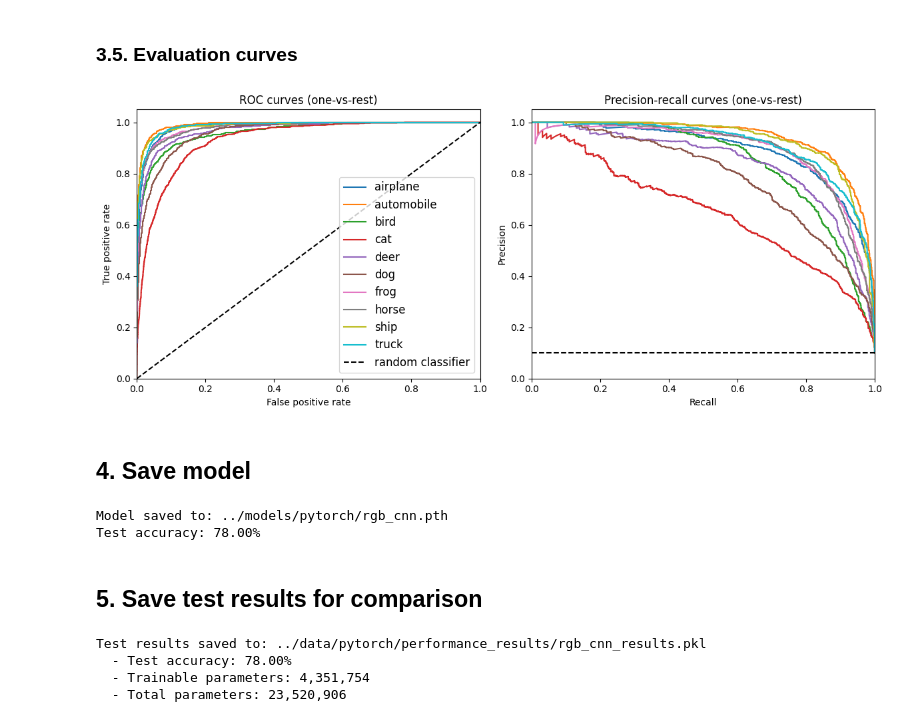
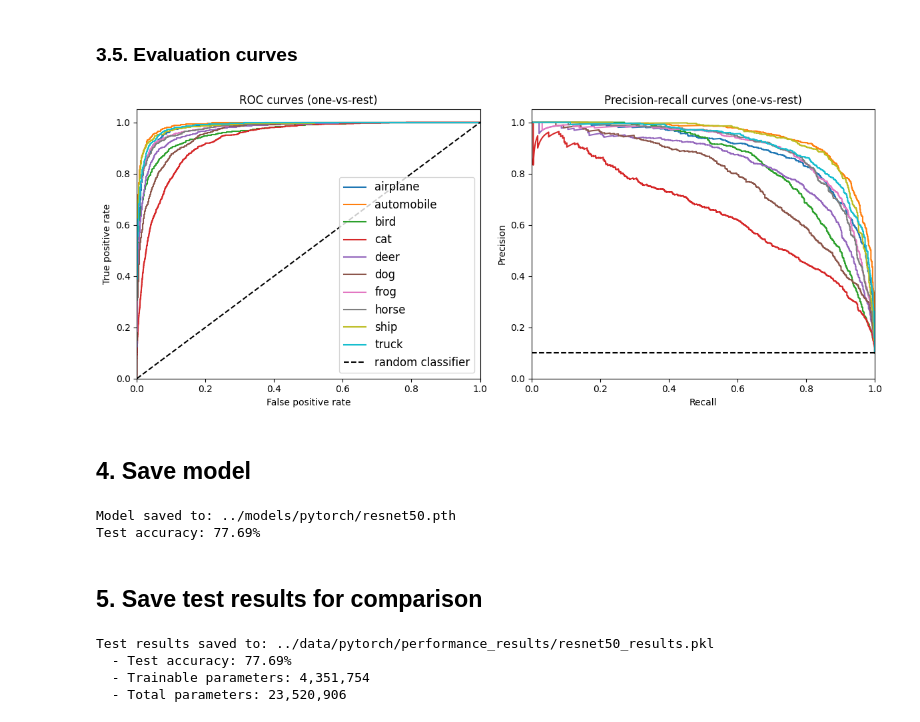
Before and after one commit to gperdrizet/CIFAR10, a Jupyter notebook: notebooks/06-resnet50.ipynb, the cells around one changed output. Saved outputs shown, nothing was run; the diff lists cells and outputs as text; code cells hidden in the pictures.

Commit message:
Finished refactor of globals to configuration file and package imports cleanup, other minor edits

```diff
--- a/notebooks/06-resnet50.ipynb
+++ b/notebooks/06-resnet50.ipynb
@@ -114,7 +77,7 @@ test_dataset = load_dataset(
 # %% [markdown]
 ### 1.4. Make training, validation split
 # %%
-train_dataset, val_dataset, test_dataset = prepare_splits(
+train_dataset, val_dataset, test_dataset = data_utils.prepare_splits(
     train_dataset=train_dataset,
     test_dataset=test_dataset,
     val_size=validation_size
@@ -122,11 +85,11 @@ train_dataset, val_dataset, test_dataset = prepare_splits(
 # %% [markdown]
 ### 1.5. Create dataloaders
 # %%
-train_loader, val_loader, test_loader = create_dataloaders(
+train_loader, val_loader, test_loader = data_utils.create_dataloaders(
     train_dataset, val_dataset, test_dataset,
     batch_size=batch_size,
     preload_to_memory=True,
-    device=device
+    device=config.DEVICE
 )
 
 print(f'Training batches: {len(train_loader)}')
@@ -189,10 +151,10 @@ Original final layer output: 1000 classes
 # Dropout helps prevent overfitting during fine-tuning
 model.fc = nn.Sequential(
     nn.Dropout(0.5),
-    nn.Linear(num_inputs, num_classes)
+    nn.Linear(num_inputs, len(config.CLASS_NAMES))
 )
 
-new_num_outputs = num_classes
+new_num_outputs = len(config.CLASS_NAMES)
 print(f'New final layer: Dropout(0.5) -> Linear({num_inputs}, {new_num_outputs})')
 # %% [output]
 New final layer: Dropout(0.5) -> Linear(2048, 10)
@@ -272,4 +234,5 @@ plt.show()
 
 ### 3.1. Calculate test accuracy
 # %%
-test_accuracy, predictions, true_labels = evaluate_model(model, test_loader)
+test_accuracy, predictions, true_labels = eval_utils.evaluate_model(model, test_loader)
+print(f'Test accuracy: {test_accuracy:.2f}%')
@@ -337,14 +302,16 @@ plt.show()
 # %% [markdown]
 ### 3.5. Evaluation curves
 # %%
-fig, (ax1, ax2) = plot_evaluation_curves(true_labels, all_probs, class_names)
+fig, (ax1, ax2) = plots.plot_evaluation_curves(true_labels, all_probs, config.CLASS_NAMES)
 plt.show()
 # %% [output]
-[figure, old version]
+[figure, new version]
 # %% [markdown]
 ## 4. Save model
 # %%
 # Save model state dict
+model_path = config.MODELS_DIR / 'resnet50.pth'
+
 torch.save({
     'model_state_dict': model.state_dict(),
     'optimizer_state_dict': optimizer.state_dict(),
@@ -355,11 +322,14 @@ torch.save({
 print(f'Model saved to: {model_path}')
 print(f'Test accuracy: {test_accuracy:.2f}%')
 # %% [output]
-Model saved to: ../models/pytorch/rgb_cnn.pth
-Test accuracy: 78.00%
+Model saved to: ../models/pytorch/resnet50.pth
+Test accuracy: 77.69%
 # %% [markdown]
 ## 5. Save test results for comparison
 # %%
+# Save results path
+results_path = config.RESULTS_DIR / 'resnet50_results.pkl'
+
 # Count model parameters
 total_params = sum(p.numel() for p in model.parameters())
 trainable_params = sum(p.numel() for p in model.parameters() if p.requires_grad)
@@ -384,7 +354,7 @@ print(f'  - Test accuracy: {test_accuracy:.2f}%')
 print(f'  - Trainable parameters: {trainable_params:,}')
 print(f'  - Total parameters: {total_params:,}')
 # %% [output]
-Test results saved to: ../data/pytorch/performance_results/rgb_cnn_results.pkl
-  - Test accuracy: 78.00%
+Test results saved to: ../data/pytorch/performance_results/resnet50_results.pkl
+  - Test accuracy: 77.69%
   - Trainable parameters: 4,351,754
   - Total parameters: 23,520,906
```
Also changed, not shown: parts of 13 cells of this notebook, 7 other files.
